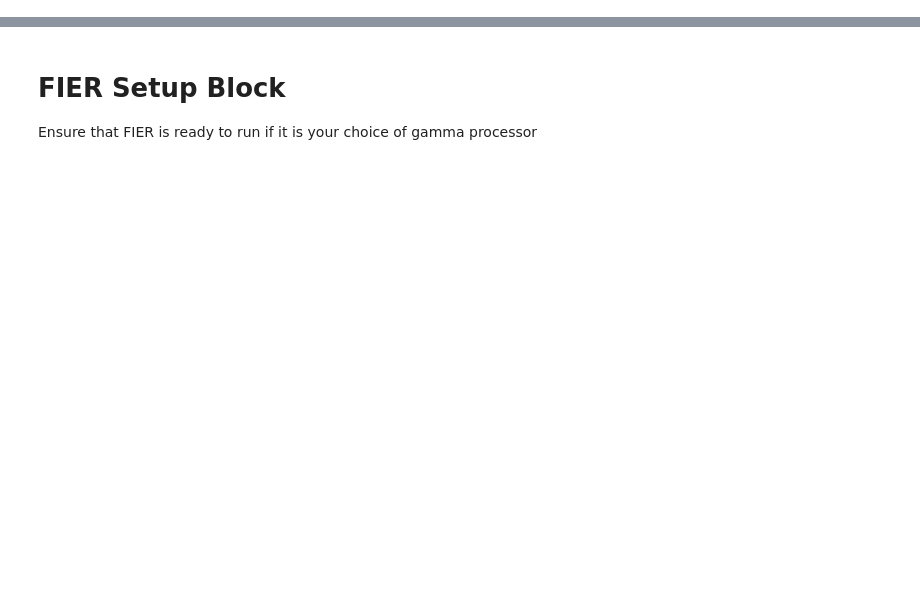
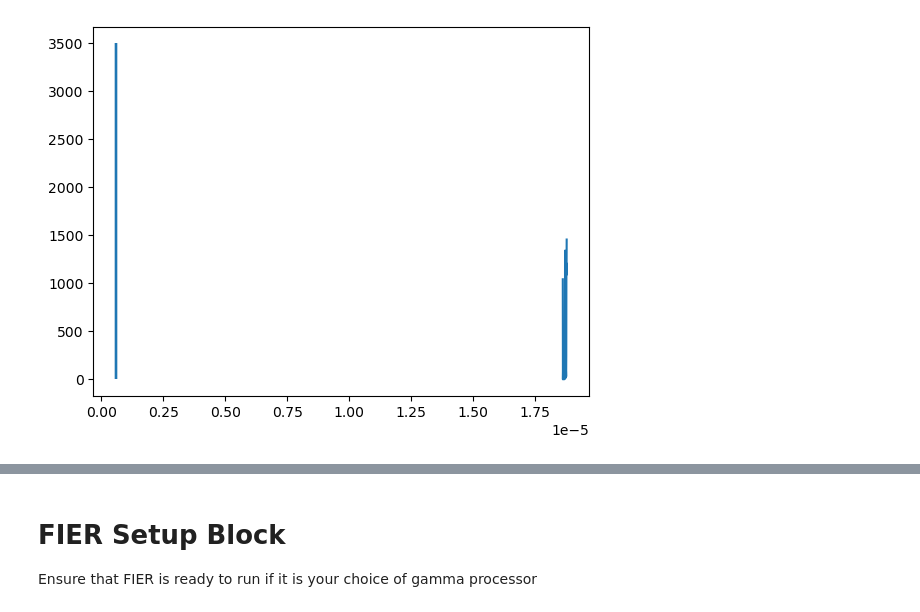
Before and after one commit to iankolaja/PEARLSim, a Jupyter notebook: process_decoupled_results.ipynb, the cells around one changed output, grey strips where cells are left out. Saved outputs shown, nothing was run; the diff lists cells and outputs as text; code cells hidden in the pictures; blank space fills up the shorter version.

```diff
--- a/process_decoupled_results.ipynb
+++ b/process_decoupled_results.ipynb
@@ -346,2 +60,39 @@ for i in range(1,1+num_steps):
                           },
                      "discard_files": discard_file_names}
+# %%
+def compute_average_distributions(bumat_file_name, zone_file_name, discharge_files, isotope,
+                                  top_zones, base_fuel_name="fuel20", num_passes=8):
+    concentrations = extract_from_bumat(bumat_file_name, return_list=False)
+    pass_counts = np.zeros(num_passes)
+    average_concentrations = np.zeros(num_passes)
+    pebble_distributions = []
+    with open(zone_file_name, 'r') as f:
+        zone_map = json.load(f)
+    for pass_num in range(1,1+num_passes):
+        for zone in top_zones:
+            fuel_name = f"{base_fuel_name}_{zone}P{pass_num}"
+            pass_counts[pass_num-1] += zone_map["zone"+zone][fuel_name]
+            average_concentrations[pass_num-1] += zone_map["zone"+zone][fuel_name]*concentrations[fuel_name][isotope]
+        average_concentrations[pass_num-1] /= pass_counts[pass_num-1]
+    for file_name in discharge_files:
+        with open(file_name, 'r') as f:
+            discharge_data = json.load(f)
+        for key in discharge_data.keys():
+            pebble_distributions += [discharge_data[key]['concentration'][isotope]]
+    return average_concentrations, pebble_distributions
+
+
+top_zones = ["R1Z10","R2Z10", "R3Z10", "R4Z10"]
+avg, dist = compute_average_distributions(f"gFHR_equilibrium/gFHR_equilibrium_1.serpent.bumat1",
+                             "gFHR_equilibrium/zone_map3.json",
+                              ["gFHR_equilibrium/discharge_pebbles_60_1.json"],
+                              "55135<lib>", top_zones)
+# %%
+counts, bins = np.histogram(dist,  bins=30)
+bin_centers = (bins[1:]-bins[:1])/2
+plot.figure()
+plot.plot(bins[1:], counts)
+for pass_avg in avg:
+    plot.vlines(pass_avg,0,3500)
+# %% [output]
+[figure, added]
```
Also changed, not shown: parts of 11 cells of this notebook, 5 other files.
